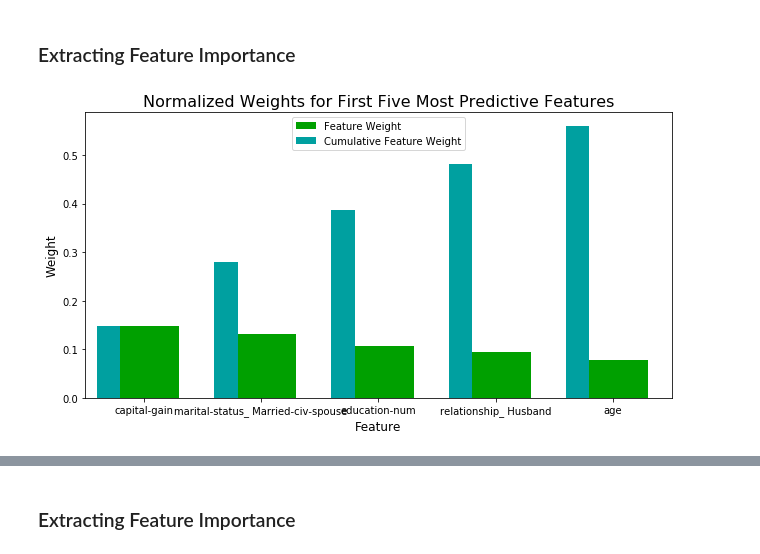
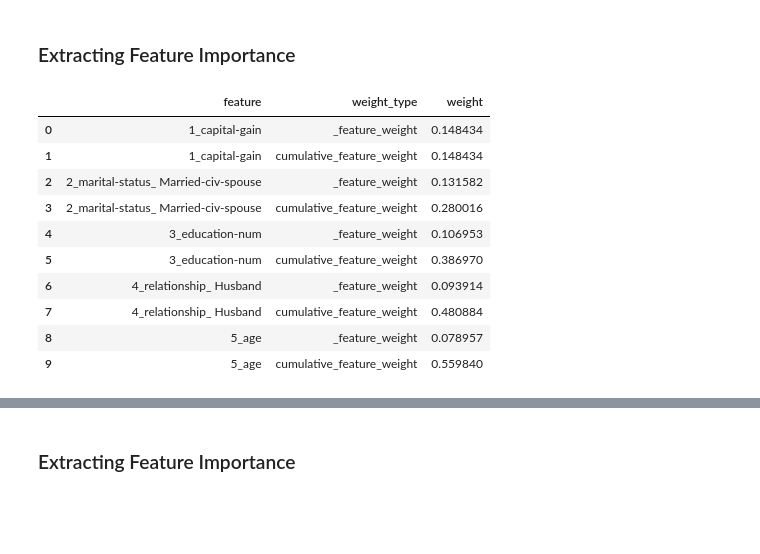
Before and after one commit to shahzeb-akhtar/Finding_Donors, a Jupyter notebook: finding_donors.ipynb, the cells around one changed output, grey strips where cells are left out. Drawn from its saved outputs; the diff is of its cells as text; code cells hidden in the pictures; blank space fills up the shorter version.

```diff
--- a/finding_donors.ipynb
+++ b/finding_donors.ipynb
@@ -492,8 +561,34 @@ model.fit(X_train, y_train)
 
 # Extract the feature importances using .feature_importances_
 importances = model.feature_importances_
-
-# Plot
-vs.feature_plot(importances, X_train, y_train)
-# %% [output]
-[figure, removed]
+# %%
+indices = np.argsort(importances)[::-1]
+columns = X_train.columns.values[indices[:5]]
+values = importances[indices][:5]
+df_dict = {'feature':[], 'weight_type':[], 'weight':[]}
+
+cumul_weight = 0
+for i,c in enumerate(columns):
+    cumul_weight = cumul_weight + values[i]
+    df_dict['feature'].append(str(i + 1) + '_' + c)
+    df_dict['weight_type'].append('_feature_weight')
+    df_dict['weight'].append(values[i])
+
+    df_dict['feature'].append(str(i + 1) + '_' + c)
+    df_dict['weight_type'].append('cumulative_feature_weight')
+    df_dict['weight'].append(cumul_weight)
+
+weight_df = pd.DataFrame(df_dict)
+weight_df
+# %% [output]
+|  | feature | weight_type | weight |
+| 0 | 1_capital-gain | _feature_weight | 0.148434 |
+| 1 | 1_capital-gain | cumulative_feature_weight | 0.148434 |
+| 2 | 2_marital-status_ Married-civ-spouse | _feature_weight | 0.131582 |
+| 3 | 2_marital-status_ Married-civ-spouse | cumulative_feature_weight | 0.280016 |
+| 4 | 3_education-num | _feature_weight | 0.106953 |
+| 5 | 3_education-num | cumulative_feature_weight | 0.386970 |
+| 6 | 4_relationship_ Husband | _feature_weight | 0.093914 |
+| 7 | 4_relationship_ Husband | cumulative_feature_weight | 0.480884 |
+| 8 | 5_age | _feature_weight | 0.078957 |
+| 9 | 5_age | cumulative_feature_weight | 0.559840 |
```
Also changed, not shown: parts of 18 cells of this notebook, 1 other file.
